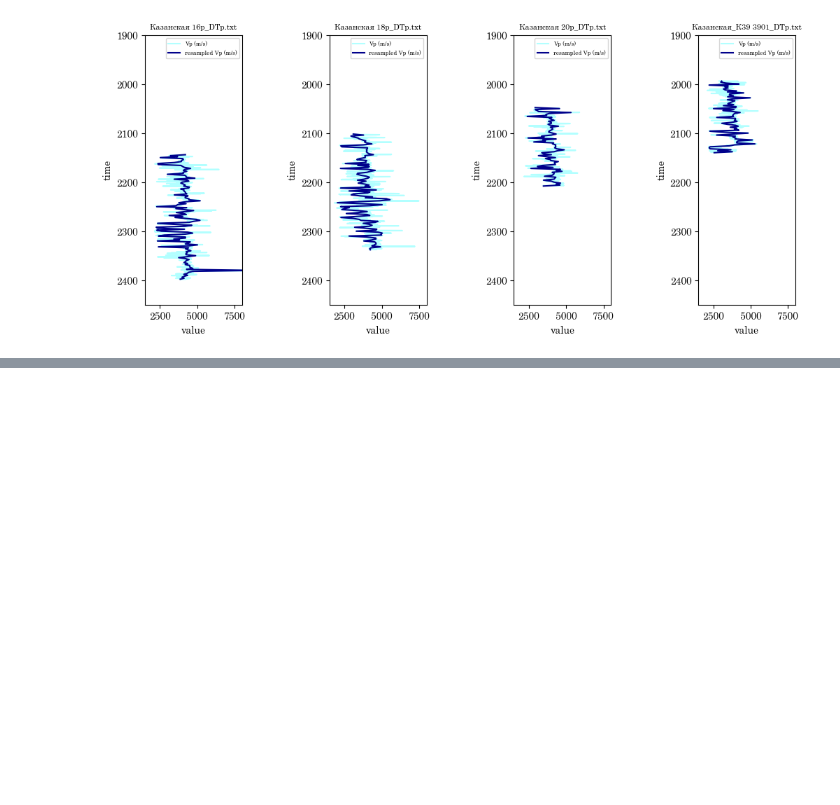
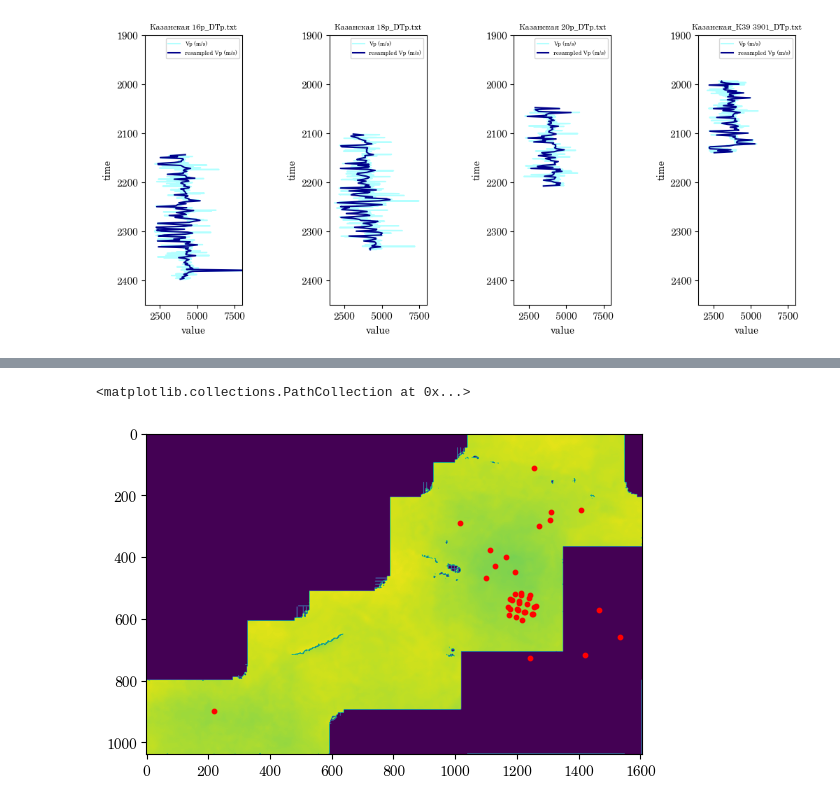
Before and after one commit to grxoxl/inversion, a Jupyter notebook: acoustic_inversion/kazan_data/data_preparation.ipynb, the cells around one changed output, grey strips where cells are left out. Saved outputs shown, nothing was run; the diff lists cells and outputs as text; code cells hidden in the pictures; blank space fills up the shorter version.

```diff
--- a/acoustic_inversion/kazan_data/data_preparation.ipynb
+++ b/acoustic_inversion/kazan_data/data_preparation.ipynb
@@ -286,0 +530,16 @@ plt.gca().invert_yaxis()
+# %%
+cube_folder = r"C:\Users\Владислав\Desktop\kazan\cubes_folder"
+wavelets_path = r"C:\Users\Владислав\Desktop\kazan\wavelets_folder"
+horizons_path = r"C:\Users\Владислав\Desktop\kazan\horizons_folder"
+# %%
+# stack = Data_handling.parse_cubes_in_folder(cube_folder)
+
+wavelets = np.asarray(Data_handling.parse_signals_in_folder(wavelets_path))
+
+horizons, surfaces = Data_handling.parse_horizons_in_folder(horizons_path)
+# %%
+plt.imshow(surfaces[0].T)
+plt.scatter(inlines, crosslines, c = "red", s = 10)
+# %% [output]
+<matplotlib.collections.PathCollection at 0x...>
+[figure, added]
```
Also changed, not shown: parts of 12 cells of this notebook.
